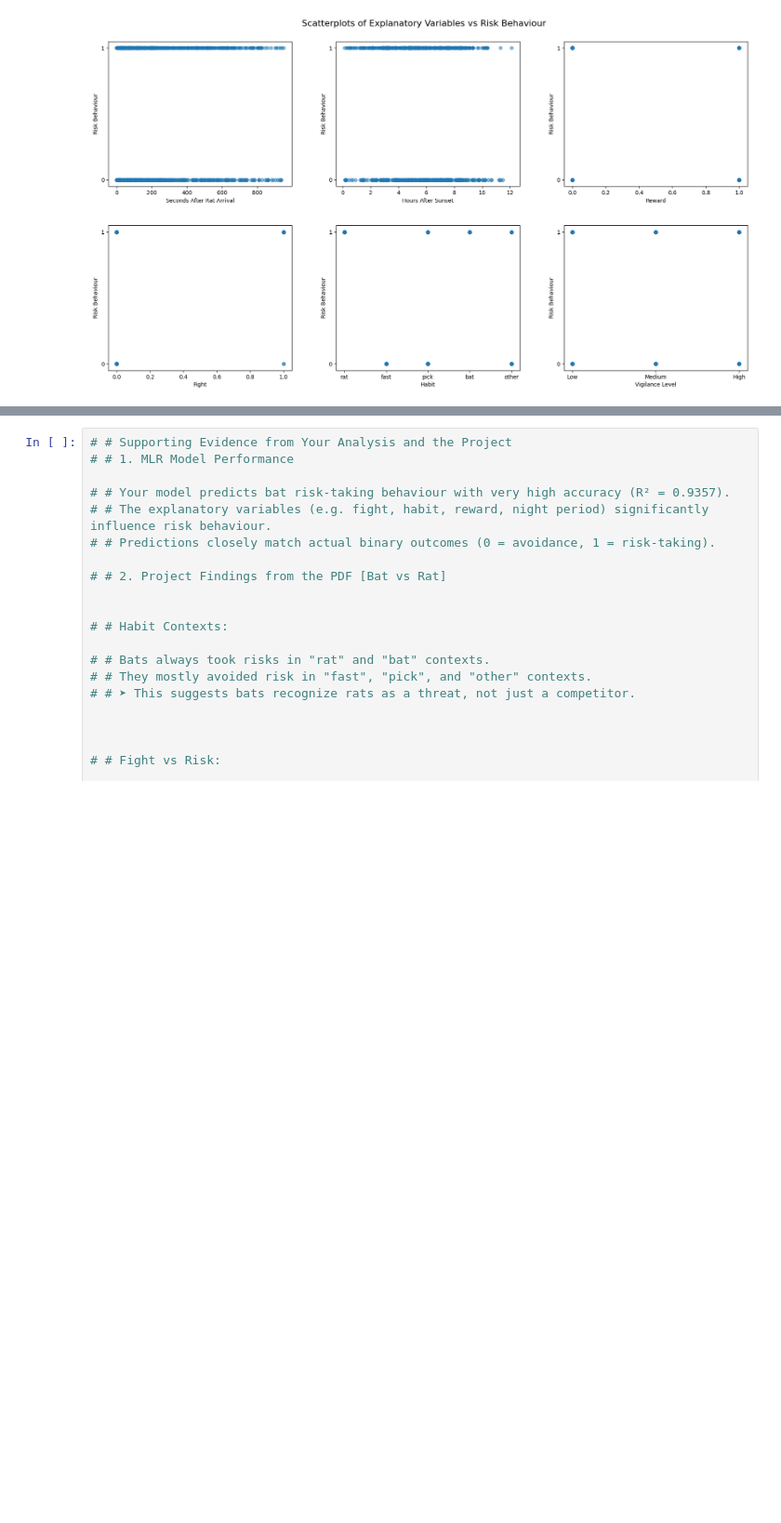
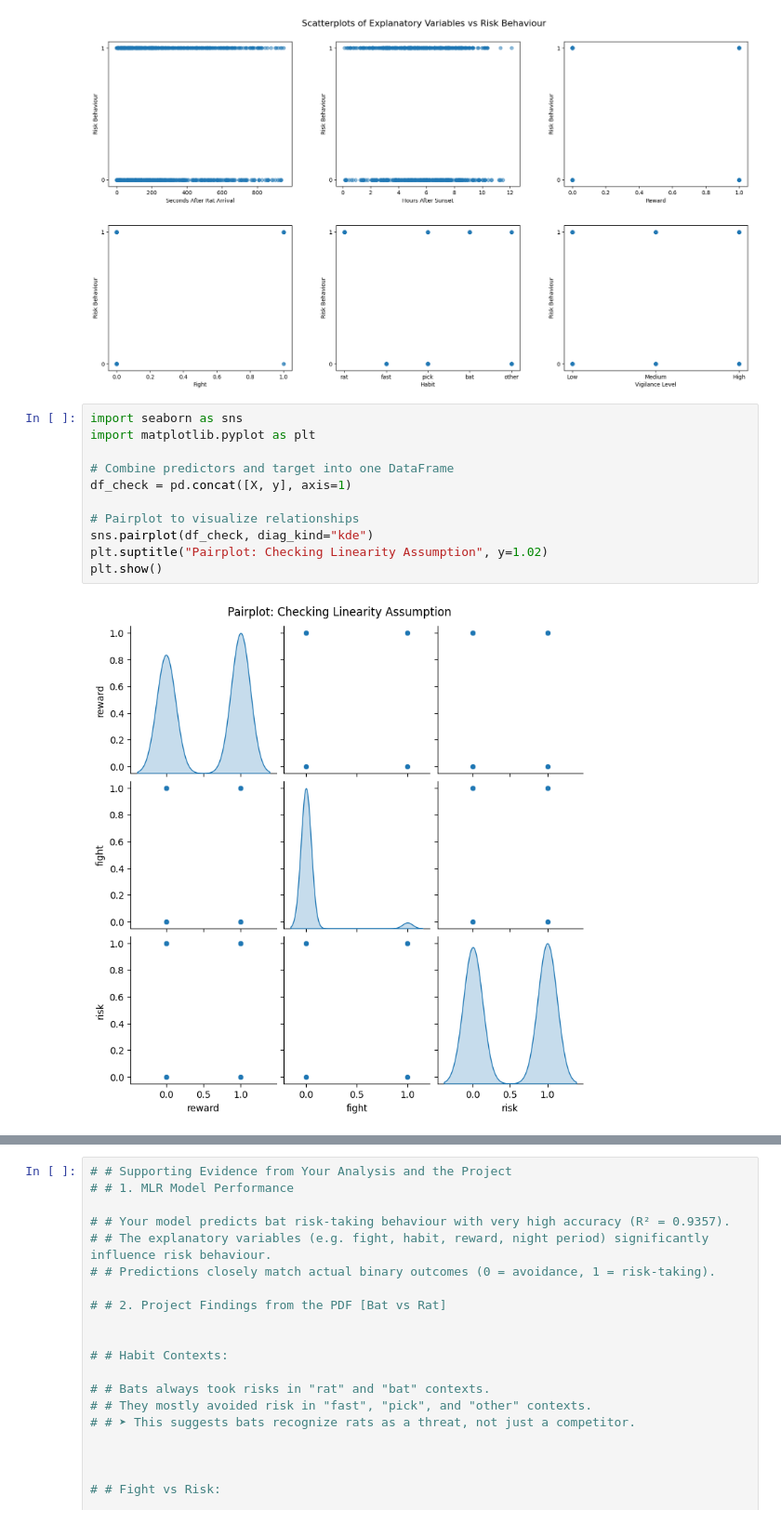
Before and after one commit to navodyapiumanthi/HIT140-Assignment-3_Group-54, a Jupyter notebook: Investigation_A.ipynb, the cells around one changed output, grey strips where cells are left out. Shown at 93% size. Saved outputs shown, nothing was run; the diff lists cells and outputs as text; blank space fills up the shorter version.

```diff
--- a/Investigation_A.ipynb
+++ b/Investigation_A.ipynb
@@ -229,3 +238,16 @@ plt.savefig("scatterplots_explanatory_vs_risk.png")
 plt.show()
 # %% [output]
 [figure]
+# %%
+import seaborn as sns
+import matplotlib.pyplot as plt
+
+# Combine predictors and target into one DataFrame
+df_check = pd.concat([X, y], axis=1)
+
+# Pairplot to visualize relationships
+sns.pairplot(df_check, diag_kind="kde")
+plt.suptitle("Pairplot: Checking Linearity Assumption", y=1.02)
+plt.show()
+# %% [output]
+[figure, added]
```
Also changed, not shown: parts of 10 cells of this notebook, 1 other file.
